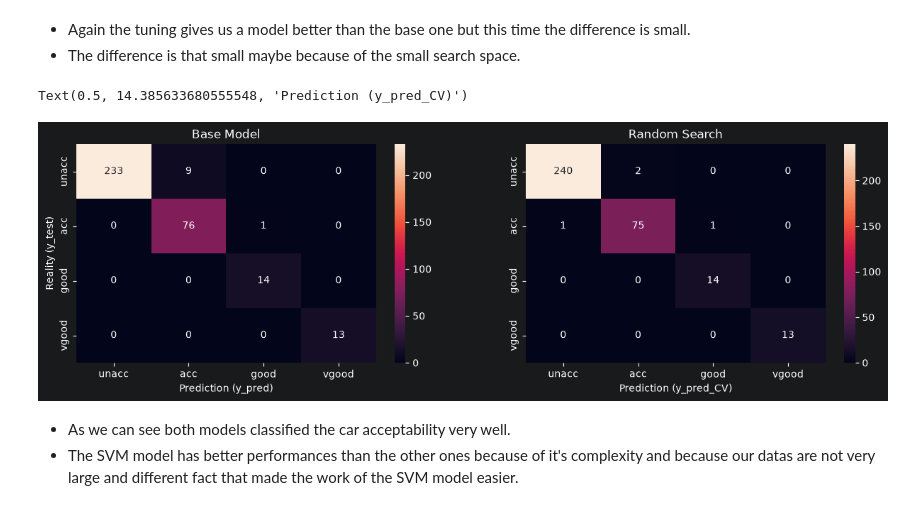
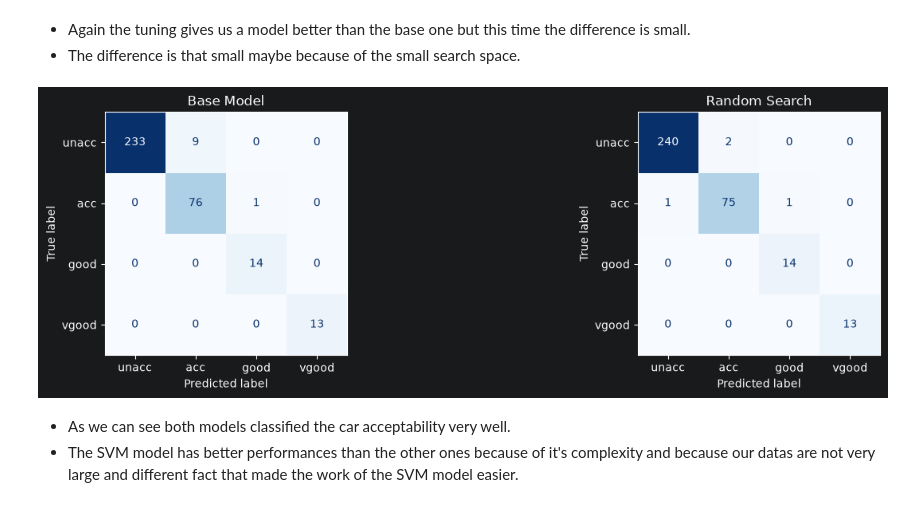
Before and after one commit to kovexison/Practica-AI, a Jupyter notebook: 02-ML-Classification/cars_acceptability_classification.ipynb, the cells around one changed output. Drawn from its saved outputs; the diff is of its cells as text; code cells hidden in the pictures.

```diff
--- a/02-ML-Classification/cars_acceptability_classification.ipynb
+++ b/02-ML-Classification/cars_acceptability_classification.ipynb
@@ -621,25 +616,23 @@ print(f"2. Tuned:      {acc_tuned * 100:.2f}%")
 - Again the tuning gives us a model better than the base one but this time the difference is small.
 - The difference is that small maybe because of the small search space.
 # %%
+from sklearn.metrics import ConfusionMatrixDisplay
+import matplotlib.pyplot as plt
+
 class_labels = ['unacc', 'acc', 'good', 'vgood']
-
-cm_base = confusion_matrix(y_test, y_pred_svm)
-cm_CV = confusion_matrix(y_test, y_pred_svm_CV)
-
 
 fig, axes = plt.subplots(1, 2, figsize=(15, 4))
 
-sns.heatmap(cm_base, annot=True, fmt='d', ax=axes[0], xticklabels=class_labels, yticklabels=class_labels)
-axes[0].set_title('Base Model')
-axes[0].set_ylabel('Reality (y_test)')
-axes[0].set_xlabel('Prediction (y_pred)')
+ConfusionMatrixDisplay.from_predictions(y_test, y_pred_svm,display_labels=class_labels,cmap="Blues", ax=axes[0],colorbar=False)
+axes[0].set_title("Base Model")
 
-sns.heatmap(cm_CV, annot=True, fmt='d', ax=axes[1], xticklabels=class_labels, yticklabels=class_labels)
-axes[1].set_title('Random Search')
-axes[1].set_xlabel('Prediction (y_pred_CV)')
+ConfusionMatrixDisplay.from_predictions(y_test, y_pred_svm_CV, display_labels=class_labels,cmap="Blues",ax=axes[1],colorbar=False)
+axes[1].set_title("Random Search")
+
+plt.tight_layout()
+plt.show()
 # %% [output]
-Text(0.5, 14.385633680555548, 'Prediction (y_pred_CV)')
-[figure, old version]
+[figure, new version]
 # %% [markdown]
 - As we can see both models classified the car acceptability very well.
 - The SVM model has better performances than the other ones because of it's complexity and because our datas are not very large and different fact that made the work of the SVM model easier.
```
Also changed, not shown: parts of 54 cells of this notebook.
